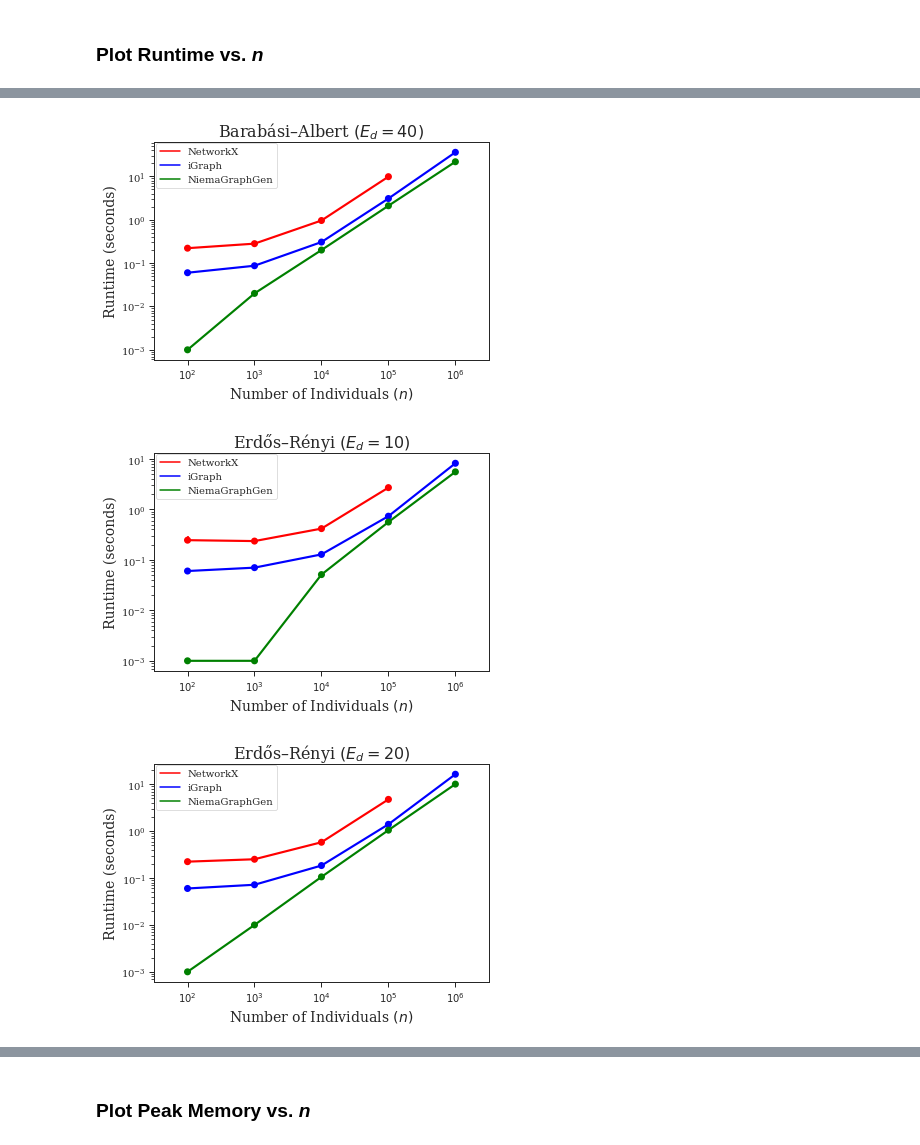
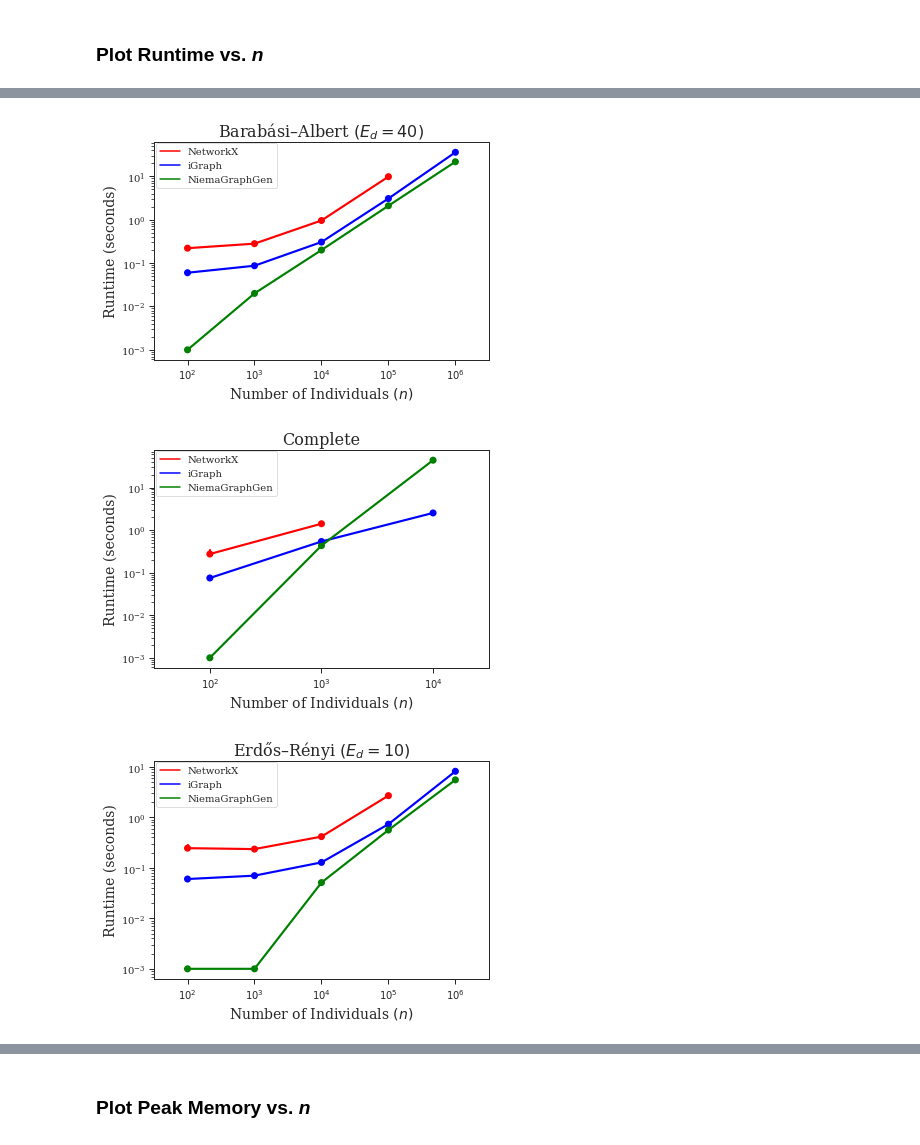
Before and after one commit to niemasd/NiemaGraphGen-Paper, a Jupyter notebook: scripts/Figures.ipynb, the cells around one changed output, grey strips where cells are left out. Cells and saved outputs as stored; diff of their text form; code cells hidden in the pictures.

Commit message:
Added complete graphs

```diff
--- a/scripts/Figures.ipynb
+++ b/scripts/Figures.ipynb
@@ -17,6 +17,7 @@ RC = {"font.size":12,"axes.titlesize":16,"axes.labelsize":14,"legend.fontsize":1
 set_context("paper", rc=RC); set_style("ticks"); rcParams['font.family'] = 'serif'
 rcParams['patch.edgecolor'] = '4C4C4C' # set boxenplot outlines same as violinplot
 TOOLS = ['nx', 'ig', 'ngg']
+MODELS_EDX = {'complete'}
 meta = {
     'color': {
         'ig': 'blue',
@@ -26,6 +27,7 @@ meta = {
 
     'label': {
         'ba': 'Barabási–Albert',
+        'complete': 'Complete',
         'er': 'Erdős–Rényi',
         'ig': 'iGraph',
         'ngg': 'NiemaGraphGen',
@@ -64,27 +66,37 @@ def peak_memory_from_time(path):
 ### Plot Runtime vs. *n*
 # %%
 for model in sorted(set(f.split('/')[-1].split('.')[1] for f in glob('%s/n*/ed*/time.*' % DATADIR))):
-    for ed in sorted(set(int(f.split('/')[-1].lstrip('ed')) for f in glob('%s/n*/ed*' % DATADIR))):
+    for ed in sorted(set(f.split('/')[-1].lstrip('ed') for f in glob('%s/n*/ed*' % DATADIR))):
+        if ed == 'X':
+            if model not in MODELS_EDX:
+                continue
+            title = meta['label'][model]
+            fn = '%s/time.%s.pdf' % (FIGDIR,model)
+        else:
+            if model in MODELS_EDX:
+                continue
+            title = r'%s $\left(E_d=%s\right)$' % (meta['label'][model], ed)
+            fn = '%s/time.%s.ed%s.pdf' % (FIGDIR,model,ed)
         fig, ax = plt.subplots(); handles = list()
         for tool in TOOLS:
             x = list(); y = list() # x = n; y = time
             for ndir in glob('%s/n*' % DATADIR):
                 n = int(ndir.split('/')[-1].lstrip('n'))
-                for time_rep in glob('%s/ed%d/time.%s.%s.*' % (ndir,ed,model,tool)):
+                for time_rep in glob('%s/ed%s/time.%s.%s.*' % (ndir,ed,model,tool)):
                     t = max(walltime_from_time(time_rep), TIME_ZERO)
                     y.append(t); x.append(sci_not_mult10(n))
             if len(x) != 0:
                 handles.append(Line2D([0],[0],color=meta['color'][tool],label=meta['label'][tool],linewidth=1.5))
                 pointplot(x=x, y=y, color=meta['color'][tool])
         plt.xlabel(r'Number of Individuals $\left(n\right)$')
         plt.ylabel('Runtime (seconds)')
-        plt.title(r'%s $\left(E_d=%d\right)$' % (meta['label'][model], ed))
+        plt.title(title)
         ax.set_yscale('log')
         plt.legend(handles=handles,bbox_to_anchor=(0.005, 0.995), loc=2, borderaxespad=0., frameon=True)
-        fig.savefig('%s/time.%s.ed%d.pdf' % (FIGDIR,model,ed), format='pdf', bbox_inches='tight')
+        fig.savefig(fn, format='pdf', bbox_inches='tight')
 # %% [output]
 [figure]
 [figure]
 [figure]
-[figure, old version]
+[figure, new version]
-[figure, old version]
+[figure, new version]
```
Also changed, not shown: parts of 2 cells of this notebook, 20 other files.
